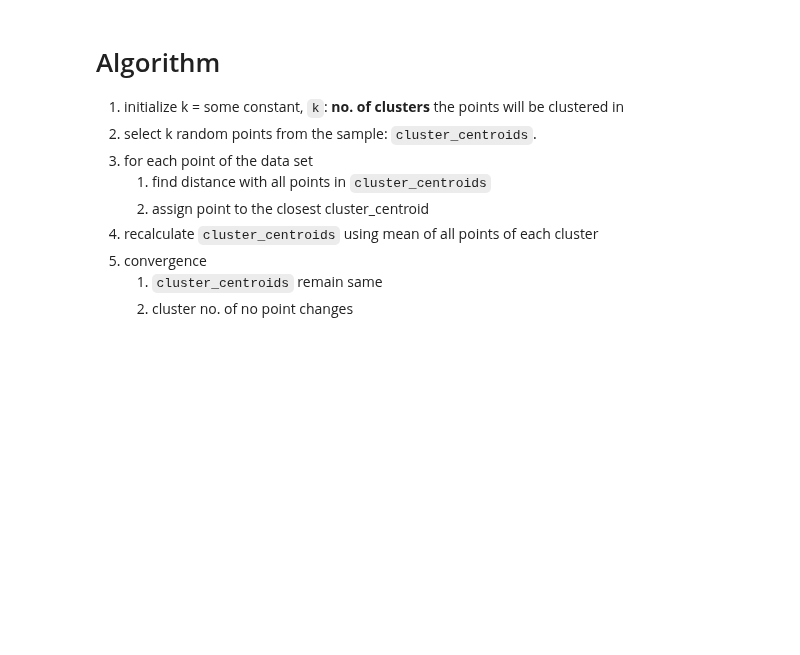
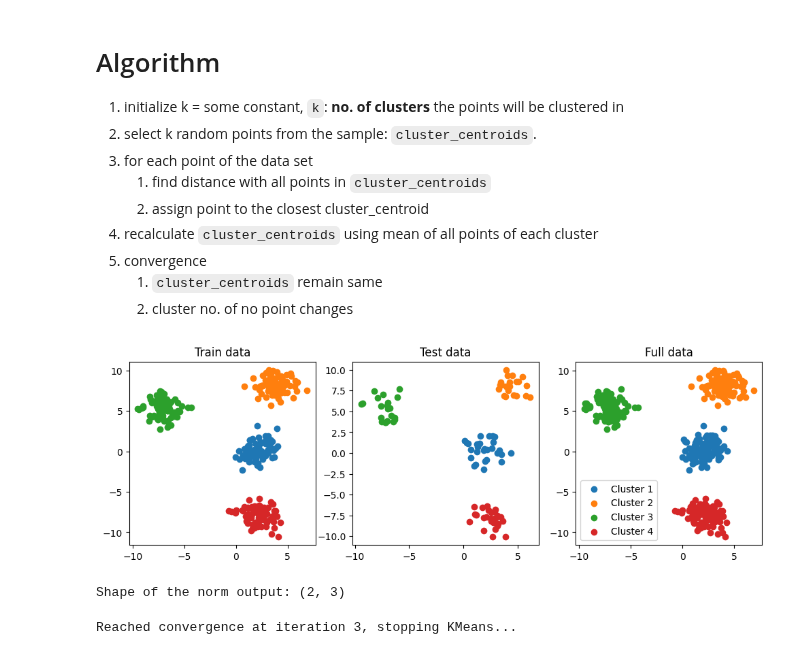
Before and after one commit to akshayDev17/Machine-Learning-Concepts, a Jupyter notebook: src/Unsupervised Learning/KMeansClustering.ipynb, the cells around one changed output. Saved outputs shown, nothing was run; the diff lists cells and outputs as text; code cells hidden in the pictures; blank space fills up the shorter version.

```diff
--- a/src/Unsupervised Learning/KMeansClustering.ipynb
+++ b/src/Unsupervised Learning/KMeansClustering.ipynb
@@ -21,0 +26,25 @@ import numpy as np
+# %%
+# 2-d clusters
+X, y = make_blobs(n_samples=400, centers=4)
+
+X_train, X_test, y_train, y_test = train_test_split(
+    X,
+    y,
+    test_size=0.25,
+    random_state=42
+)
+
+fig, ax = plt.subplots(1, 3, figsize=(12, 3.5))
+for cluster_index in (list(set(y))):
+    ax[0].scatter(X_train[y_train == cluster_index, 0], X_train[y_train == cluster_index, 1], label=f'Cluster {cluster_index+1}')
+    ax[0].set_title('Train data')
+
+    ax[1].scatter(X_test[y_test == cluster_index, 0], X_test[y_test == cluster_index, 1], label=f'Cluster {cluster_index+1}')
+    ax[1].set_title('Test data')
+
+    ax[2].scatter(X[y == cluster_index, 0], X[y == cluster_index, 1], label=f'Cluster {cluster_index+1}')
+    ax[2].set_title('Full data')
+plt.legend()
+plt.show()
+# %% [output]
+[figure, added]
@@ -21,0 +129,22 @@ import numpy as np
+# %%
+import numpy as np
+
+# Assuming x is your N-dimensional array
+# Example for a 4D array
+x = np.random.rand(2, 3, 4, 5)  # Shape (3, 4, 5, 6)
+
+# Compute the norm to get a shape of (3, 4)
+norm_output = np.linalg.norm(x, axis=tuple(range(2, x.ndim)))
+
+print("Shape of the norm output:", norm_output.shape)  # Should be (3, 4)
+
+# if x.ndim > 4, the remaining dimensions need to be compressed till you have an x having ndim=4
+# this is because the
+# %% [output]
+Shape of the norm output: (2, 3)
+# %%
+kmeans_clusterer = myKmeans(n_clusters=4)
+final_clusters_train, distance_track = kmeans_clusterer.fit(X_train, track_distances=True)
+final_clusters_test = kmeans_clusterer.predict(X_test)
+# %% [output]
+Reached convergence at iteration 3, stopping KMeans...
```
Also changed, not shown: parts of 26 cells of this notebook, 1 other file.
